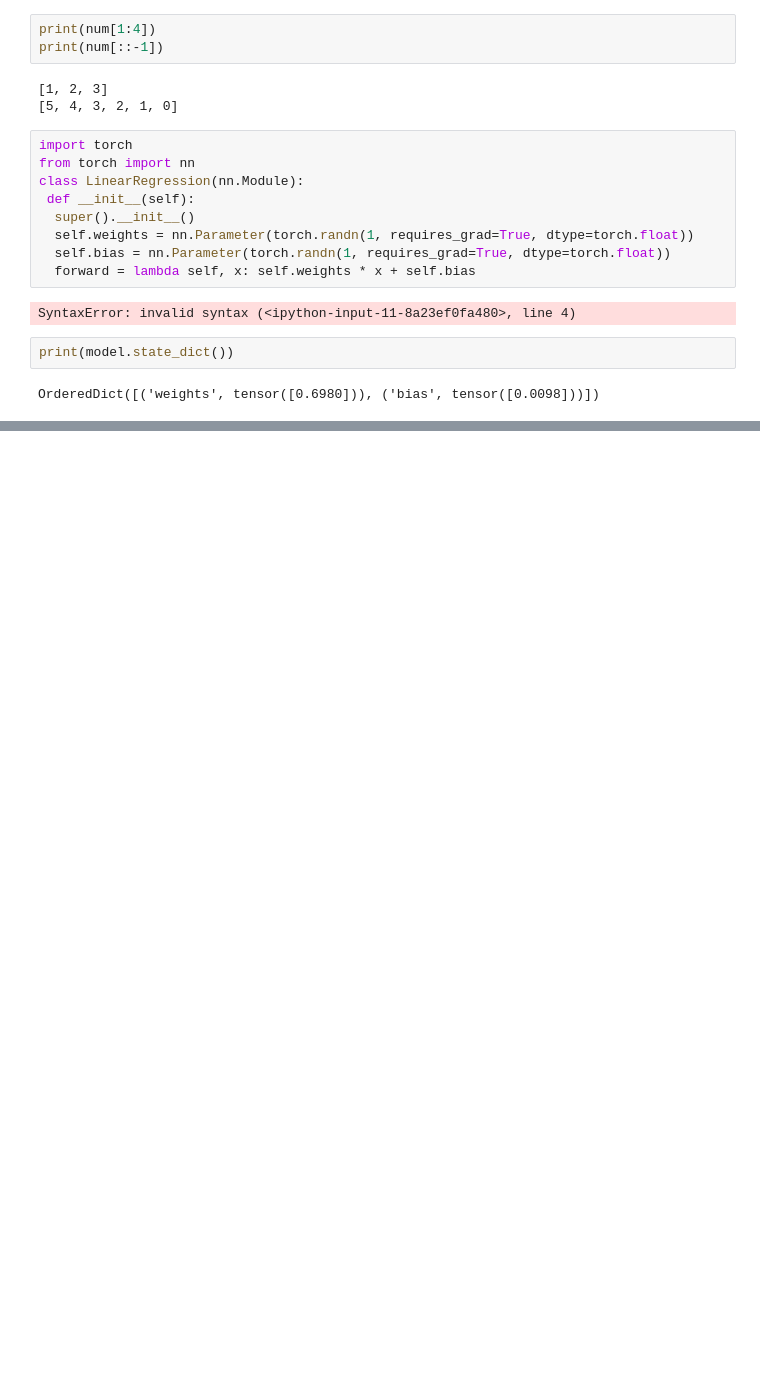
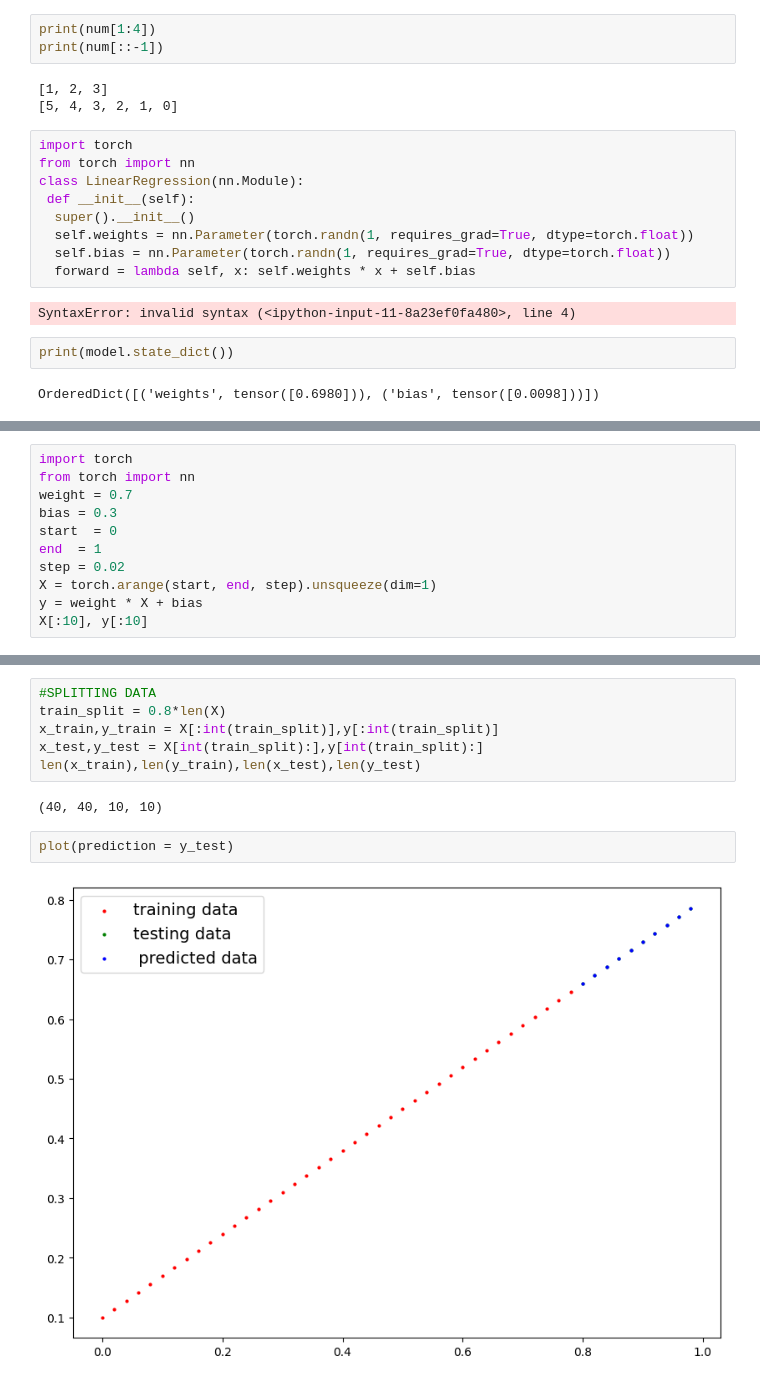
Before and after one commit to 23ME30056/Torch-fundamentals, a Jupyter notebook: torch.ipynb, the cells around one changed output, grey strips where cells are left out. Cells and saved outputs as stored; diff of their text form; blank space fills up the shorter version.

```diff
--- a/torch.ipynb
+++ b/torch.ipynb
@@ -498,0 +558,11 @@ OrderedDict([('weights', tensor([0.6980])), ('bias', tensor([0.0098]))])
+# %%
+import torch
+from torch import nn
+weight = 0.7
+bias = 0.3
+start  = 0
+end  = 1
+step = 0.02
+X = torch.arange(start, end, step).unsqueeze(dim=1)
+y = weight * X + bias
+X[:10], y[:10]
@@ -498,0 +590,12 @@ OrderedDict([('weights', tensor([0.6980])), ('bias', tensor([0.0098]))])
+# %%
+#SPLITTING DATA
+train_split = 0.8*len(X)
+x_train,y_train = X[:int(train_split)],y[:int(train_split)]
+x_test,y_test = X[int(train_split):],y[int(train_split):]
+len(x_train),len(y_train),len(x_test),len(y_test)
+# %% [output]
+(40, 40, 10, 10)
+# %%
+plot(prediction = y_test)
+# %% [output]
+[figure, added]
```
Also changed, not shown: parts of 30 cells of this notebook.
